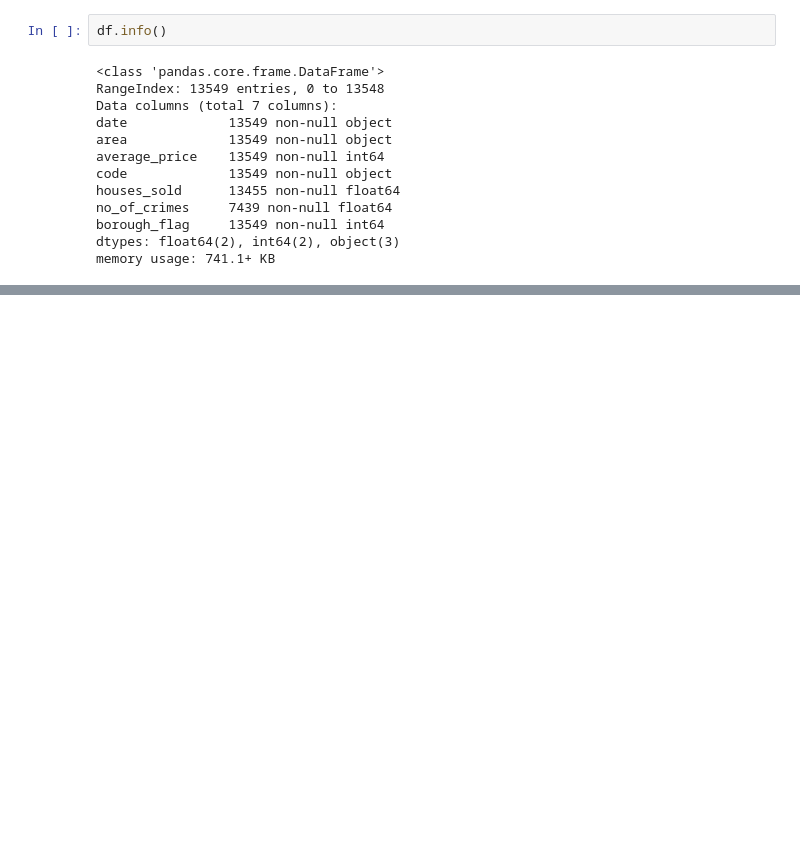
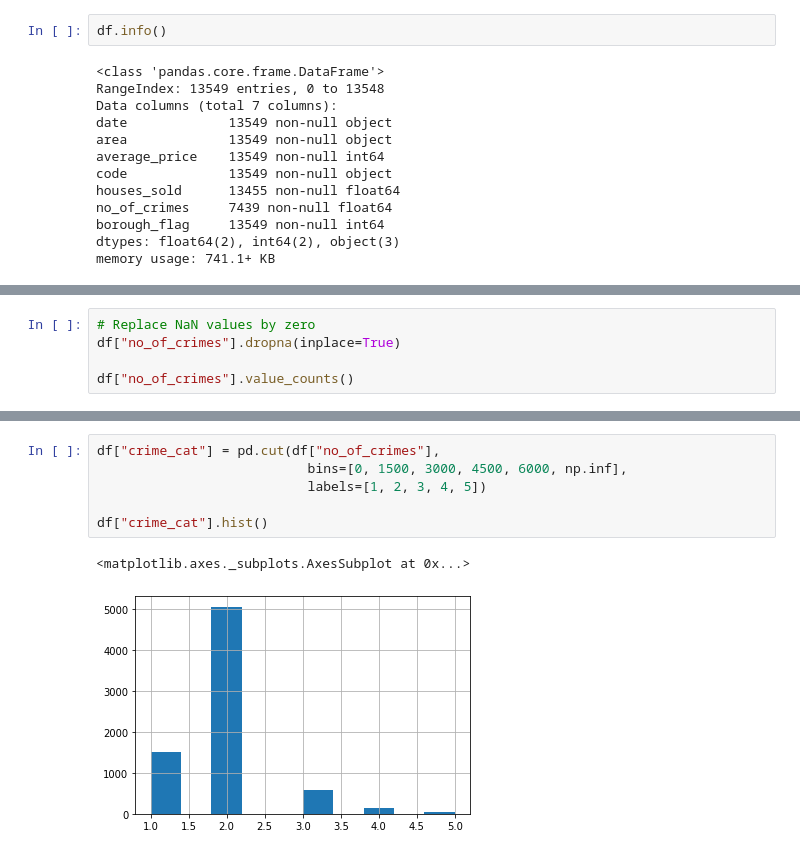
Before and after one commit to sohflp/ml-scikit-learn, a Jupyter notebook: src/01_exploratory_data_analysis.ipynb, the cells around one changed output, grey strips where cells are left out. Cells and saved outputs as stored; diff of their text form; blank space fills up the shorter version.

```diff
--- a/src/01_exploratory_data_analysis.ipynb
+++ b/src/01_exploratory_data_analysis.ipynb
@@ -38,0 +151,5 @@ memory usage: 741.1+ KB
+# %%
+# Replace NaN values by zero
+df["no_of_crimes"].dropna(inplace=True)
+
+df["no_of_crimes"].value_counts()
@@ -38,0 +181,9 @@ memory usage: 741.1+ KB
+# %%
+df["crime_cat"] = pd.cut(df["no_of_crimes"],
+                           bins=[0, 1500, 3000, 4500, 6000, np.inf],
+                           labels=[1, 2, 3, 4, 5])
+
+df["crime_cat"].hist()
+# %% [output]
+<matplotlib.axes._subplots.AxesSubplot at 0x...>
+[figure, added]
```
Also changed, not shown: parts of 18 cells of this notebook.
